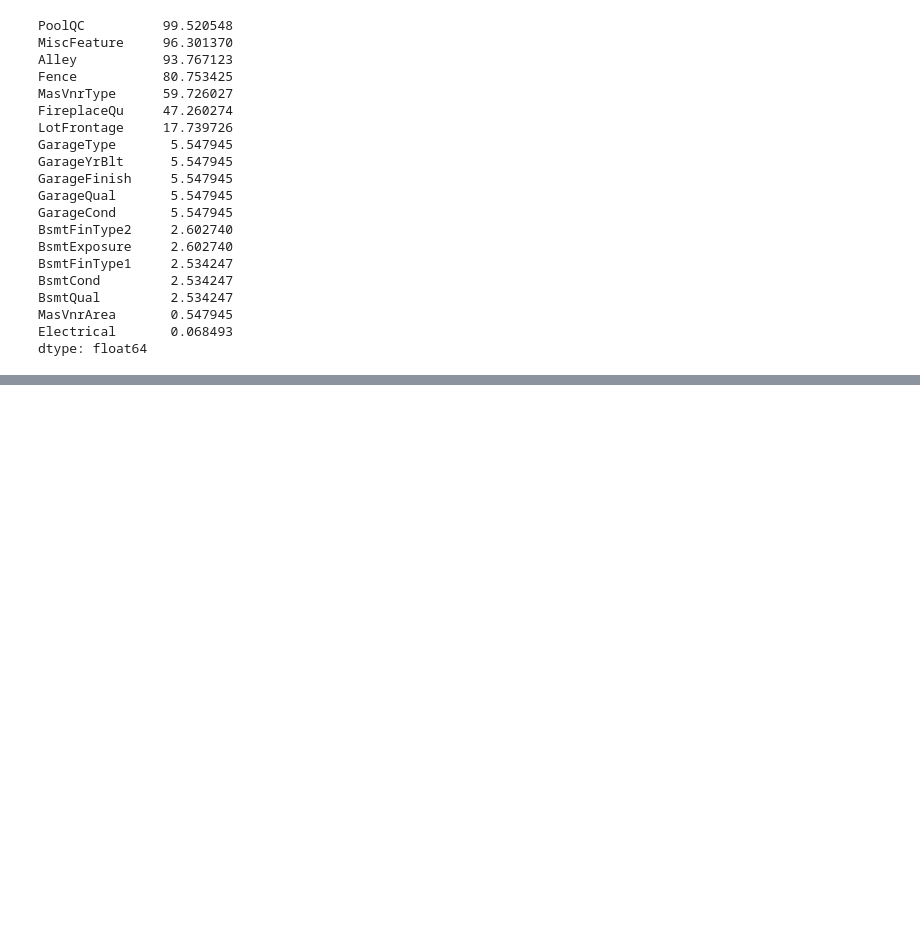
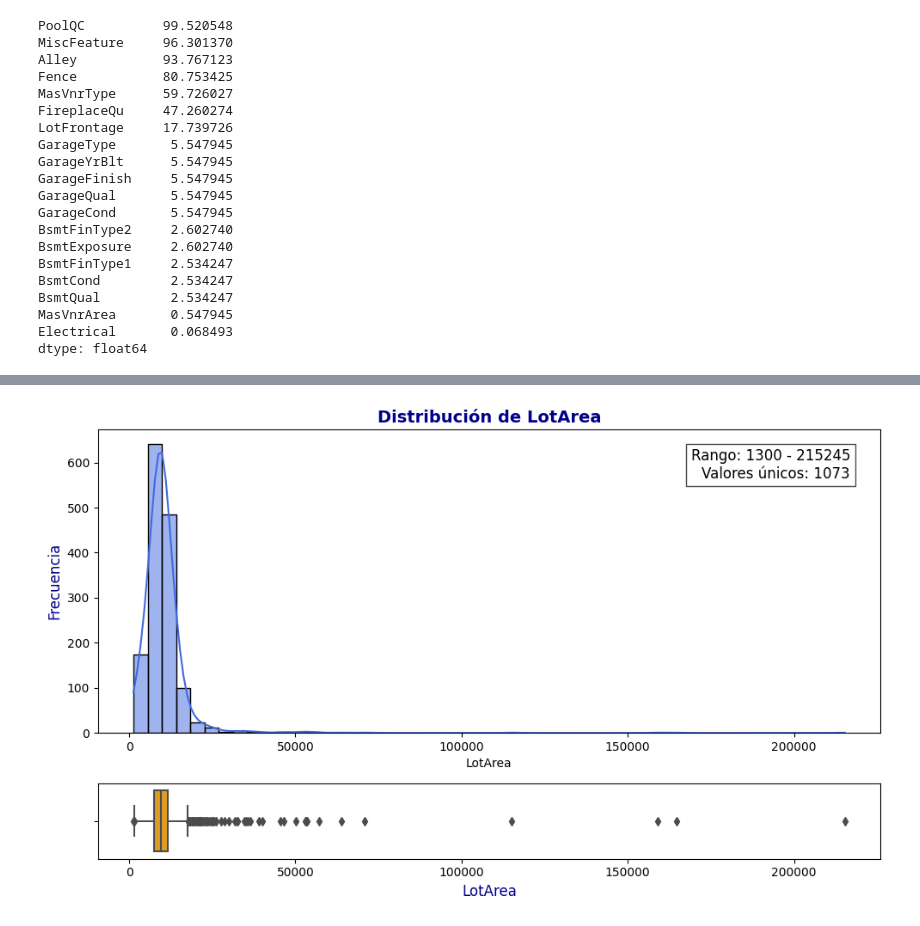
Before and after one commit to 1Dnns/Regression-Projects, a Jupyter notebook: House Prices/notebooks/EDA.ipynb, the cells around one changed output, grey strips where cells are left out. Cells and saved outputs as stored; diff of their text form; code cells hidden in the pictures; blank space fills up the shorter version.

```diff
--- a/House Prices/notebooks/EDA.ipynb
+++ b/House Prices/notebooks/EDA.ipynb
@@ -183,0 +229,4 @@ dtype: float64
+# %%
+analizar_columna_num(name_col_num[3], datos_num)
+# %% [output]
+[figure, added]
```
Also changed, not shown: parts of 53 cells of this notebook, 1 other file.
